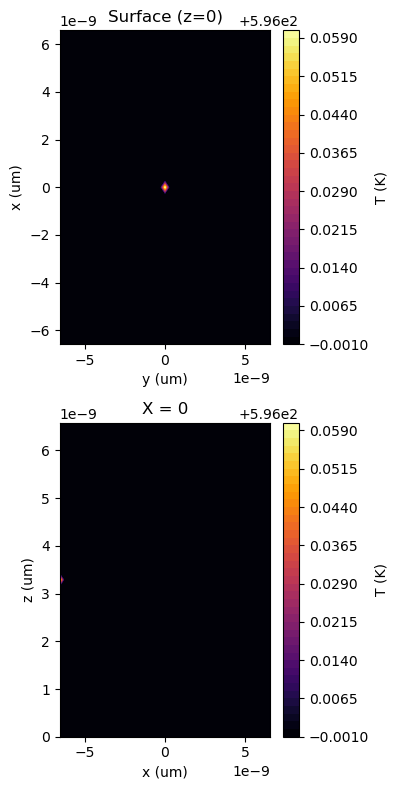
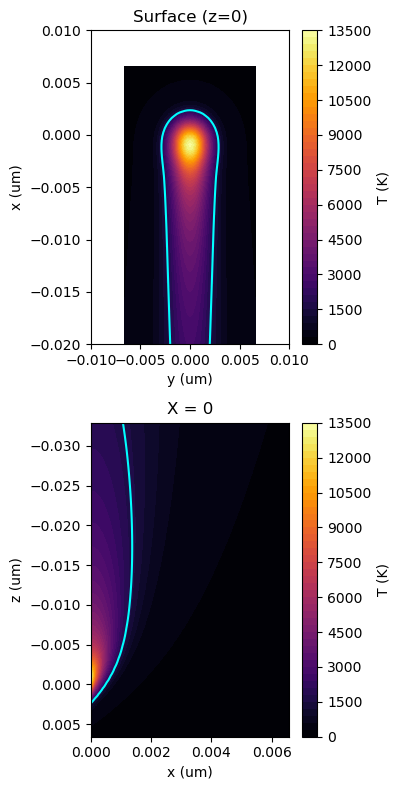
Code edit (unified diff) that turned the first committed figure into the second:
--- before
+++ after
@@ -1,11 +1,10 @@
-T_field = Temp + t_amb
 scale = 2 * alpha / velocity
-x_phys = x * scale
-y_phys = y * scale
-z_phys = z * scale
+x_phys = x * scale * 1e6
+y_phys = y * scale * 1e6
+z_phys = z * scale * 1e6
 
 iz0 = 0
 iy0 = np.argmin(np.abs(y_phys))
-ix_peak = np.argmax(T_field[:, iy0, iz0])
+ix_peak = np.argmax(Temp[:, iy0, iz0])
 
 fig, axes = plt.subplots(2, 1, figsize=(4, 8))
@@ -14,15 +13,18 @@
 
 ax = axes[0]
-cf = ax.contourf(y_phys, x_phys, T_field[:, :, iz0], levels=levels, cmap='inferno')
-ax.contour(y_phys, x_phys, T_field[:, :, iz0], levels=[t_c], colors='cyan', linewidth=1.2)
+cf = ax.contourf(y_phys, x_phys, Temp[:, :, iz0], levels=levels, cmap='inferno')
+ax.contour(y_phys, x_phys, Temp[:, :, iz0], levels=[T_c], colors='cyan', linewidth=1.2)
 fig.colorbar(cf, ax=ax, label='T (K)')
 ax.set_xlabel('y (um)')
 ax.set_ylabel('x (um)')
 ax.set_title('Surface (z=0)')
+ax.set_xlim(-0.01, 0.01)
+ax.set_ylim(-0.02, 0.01)
 
 ax = axes[1]
-cf = ax.contourf(x_phys, z_phys, T_field[:, iy0, :], levels=levels, cmap='inferno')
-ax.contour(x_phys, z_phys, T_field[:, iy0, :], levels=[t_c], colors='cyan', linewidth=1.2)
+cf = ax.contourf(z_phys, x_phys, Temp[:, iy0, :], levels=levels, cmap='inferno')
+ax.contour(z_phys, x_phys, Temp[:, iy0, :], levels=[T_c], colors='cyan', linewidth=1.2)
 fig.colorbar(cf, ax=ax, label='T (K)')
+ax.invert_yaxis()
 ax.set_xlabel('x (um)')
 ax.set_ylabel('z (um)')

Commit: troubleshooting eagar-tsai